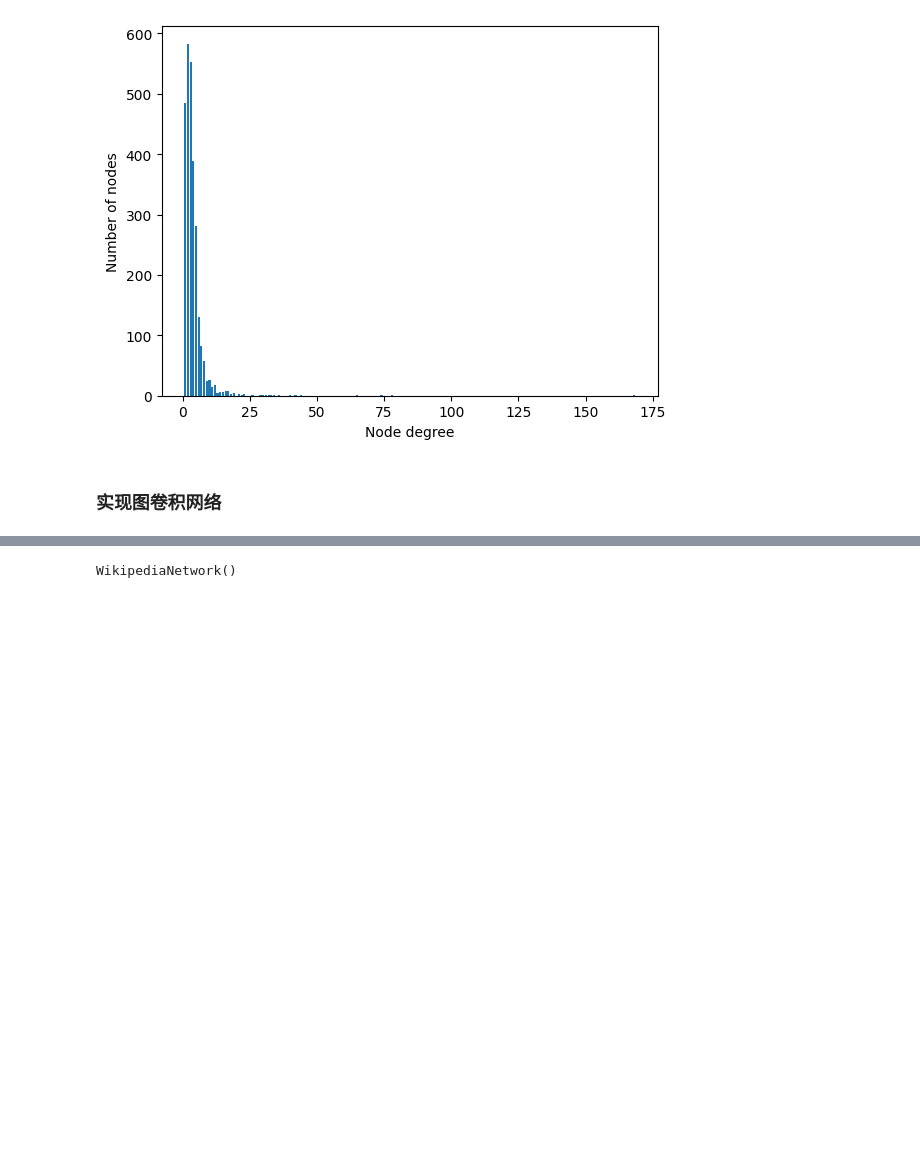
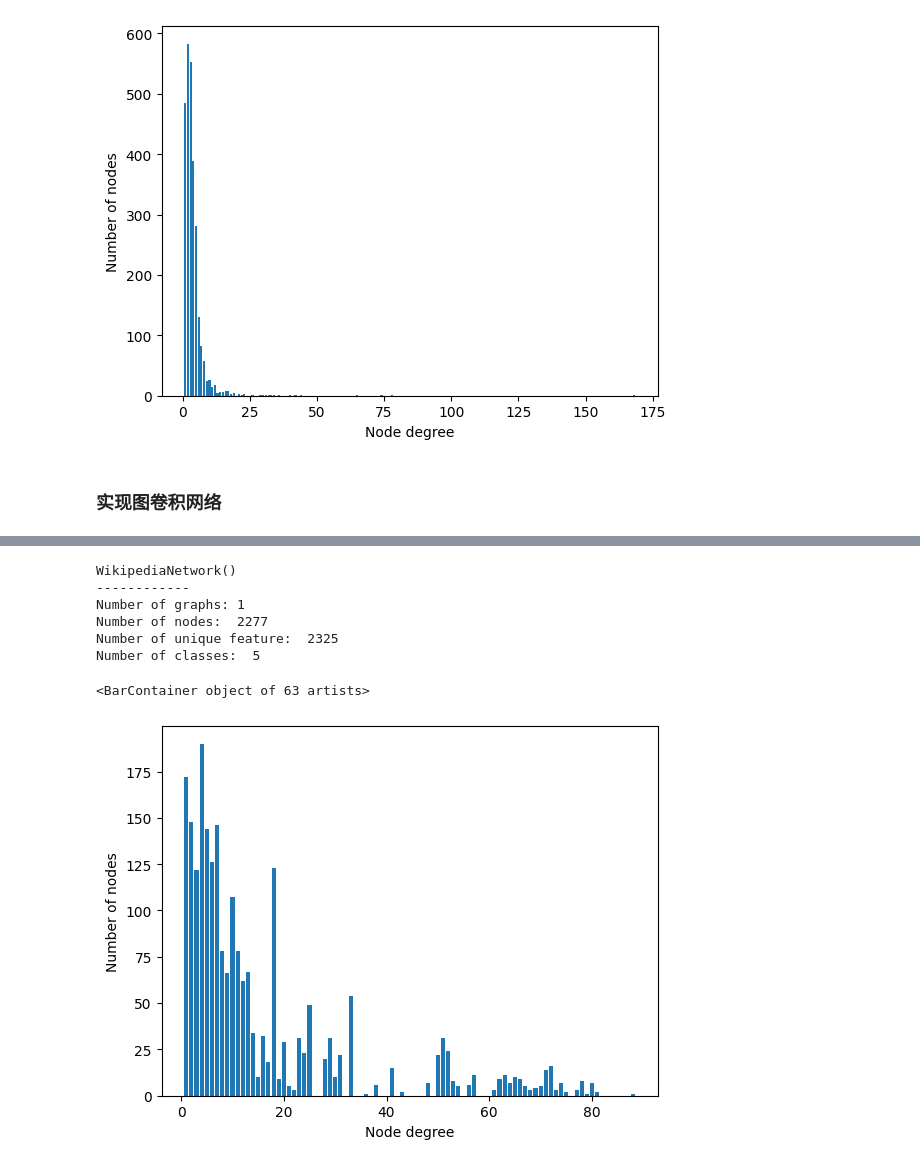
Before and after one commit to geinitangwanle/Hands-On-Graph-Neural-Networks-Using-Python, a Jupyter notebook: chapter6.ipynb, the cells around one changed output, grey strips where cells are left out. Saved outputs shown, nothing was run; the diff lists cells and outputs as text; code cells hidden in the pictures; blank space fills up the shorter version.

```diff
--- a/chapter6.ipynb
+++ b/chapter6.ipynb
@@ -153,4 +138,31 @@ Done!
 # %%
 print(dataset)
+print('------------')
+print(f'Number of graphs: {len(dataset)}')
+print('Number of nodes: ', data.x.shape[0])
+print('Number of unique feature: ', dataset.num_features)
+print('Number of classes: ', dataset.num_classes)
 # %% [output]
 WikipediaNetwork()
+------------
+Number of graphs: 1
+Number of nodes:  2277
+Number of unique feature:  2325
+Number of classes:  5
+# %%
+import pandas as pd
+df = pd.read_csv('wikipedia/chameleon/musae_chameleon_target.csv')
+# %%
+values = np.log10(df['target'])
+# %%
+data.y = torch.tensor(values)
+# %%
+degrees = degree(data.edge_index[0]).numpy() # 统计节点度数，并转化外numpy矩阵
+numbers = Counter(degrees)
+fig, ax = plt.subplots()
+ax.set_xlabel('Node degree')
+ax.set_ylabel('Number of nodes')
+plt.bar(numbers.keys(), numbers.values())
+# %% [output]
+<BarContainer object of 63 artists>
+[figure, added]
```
Also changed, not shown: parts of 11 cells of this notebook, 54 other files.
